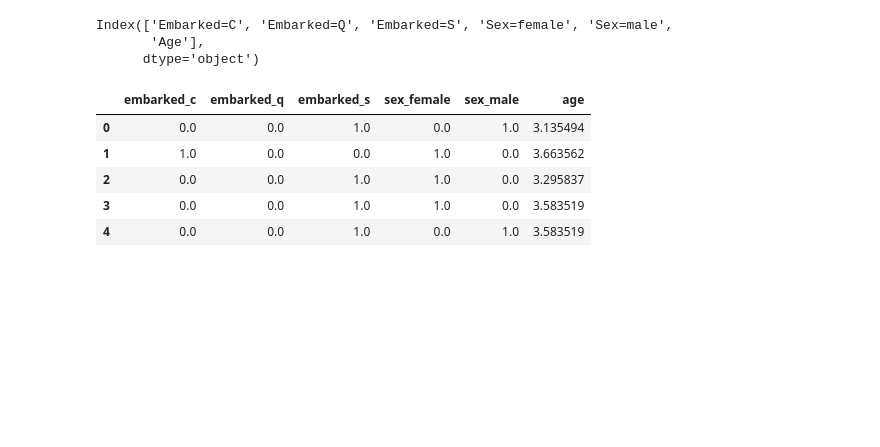
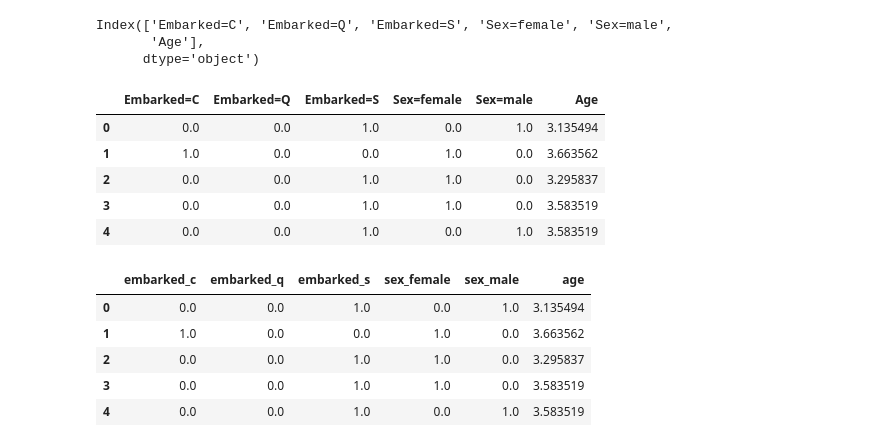
Before and after one commit to raysunau/pyawb, a Jupyter notebook: examples/sklearn_pipeline.ipynb, the cells around one changed output. Drawn from its saved outputs; the diff is of its cells as text; code cells hidden in the pictures; blank space fills up the shorter version.

```diff
--- a/examples/sklearn_pipeline.ipynb
+++ b/examples/sklearn_pipeline.ipynb
@@ -99,3 +99,12 @@ df2.columns
 Index(['Embarked=C', 'Embarked=Q', 'Embarked=S', 'Sex=female', 'Sex=male',
        'Age'],
       dtype='object')
+# %%
+df2.head()
+# %% [output]
+|  | Embarked=C | Embarked=Q | Embarked=S | Sex=female | Sex=male | Age |
+| 0 | 0.0 | 0.0 | 1.0 | 0.0 | 1.0 | 3.135494 |
+| 1 | 1.0 | 0.0 | 0.0 | 1.0 | 0.0 | 3.663562 |
+| 2 | 0.0 | 0.0 | 1.0 | 1.0 | 0.0 | 3.295837 |
+| 3 | 0.0 | 0.0 | 1.0 | 1.0 | 0.0 | 3.583519 |
+| 4 | 0.0 | 0.0 | 1.0 | 0.0 | 1.0 | 3.583519 |
```
Also changed, not shown: parts of 1 cell of this notebook.
